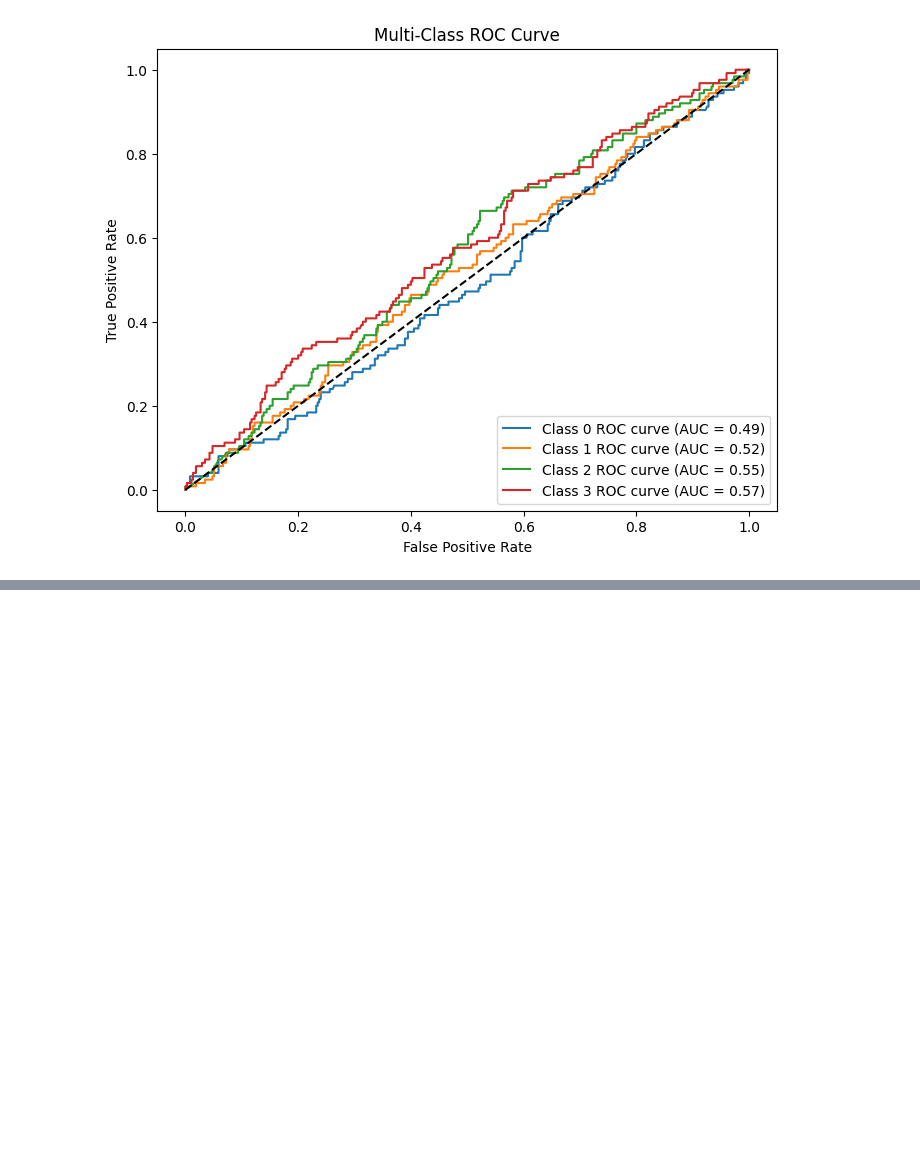
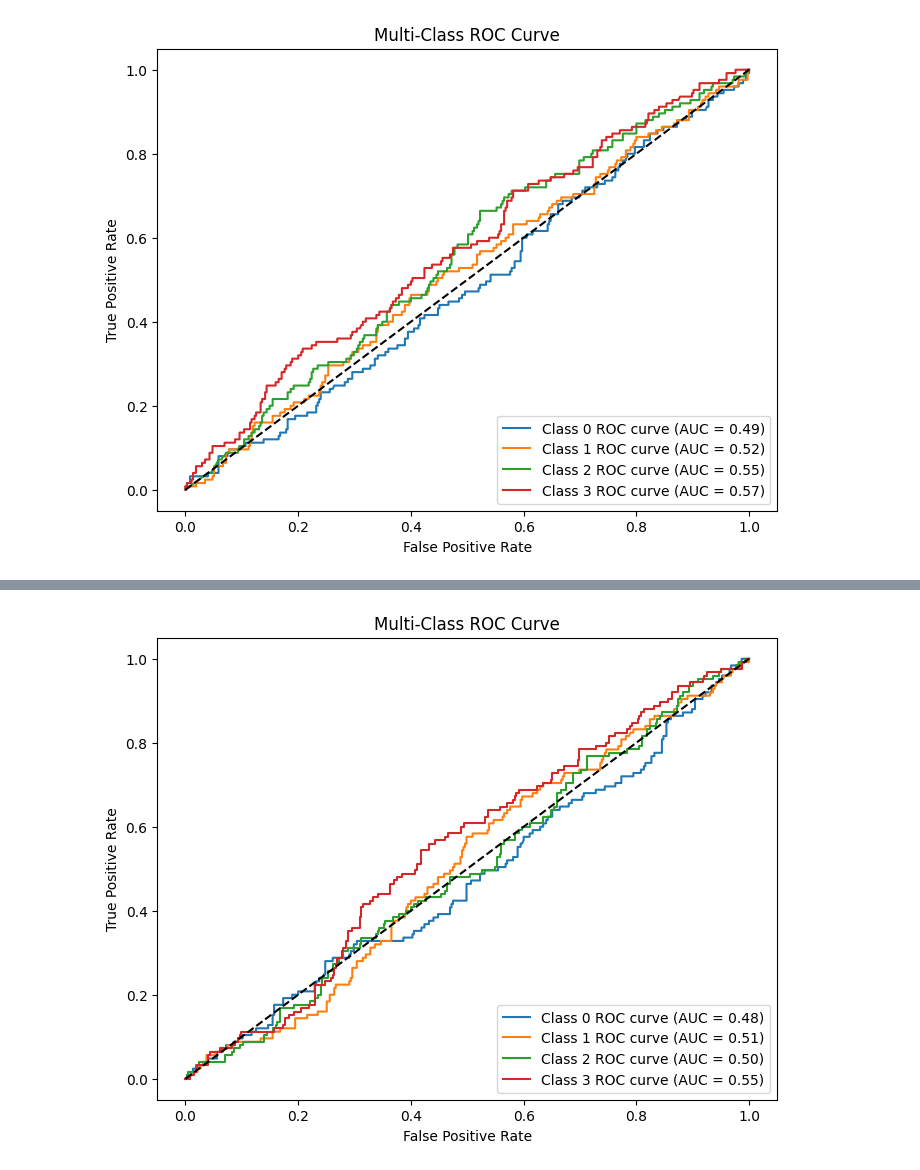
Before and after one commit to fidhaaysha/Brain-tumor-MRI-Image-classification, a Jupyter notebook: BRAIN_TUMOR_MRI_IMAGE_CLASSIFICATION.ipynb, the cells around one changed output, grey strips where cells are left out. Saved outputs shown, nothing was run; the diff lists cells and outputs as text; code cells hidden in the pictures; blank space fills up the shorter version.

Commit message:
Model 2 and Model 3 training

```diff
--- a/BRAIN_TUMOR_MRI_IMAGE_CLASSIFICATION.ipynb
+++ b/BRAIN_TUMOR_MRI_IMAGE_CLASSIFICATION.ipynb
@@ -342,3 +345,17 @@ plt.legend(loc='lower right')
 plt.show()
 # %% [output]
 [figure]
+# %%
+base_model_densenet = DenseNet121(weights='imagenet', include_top=False, input_shape=(224, 224, 3))
+x = base_model_densenet.output
+x = GlobalAveragePooling2D()(x)
+x = Dropout(0.5)(x)
+x = Dense(256, activation='relu')(x)
+x = Dropout(0.5)(x)
+output = Dense(4, activation='softmax')(x)
+
+densenet_model = Model(inputs=base_model_densenet.input, outputs=output)
+for layer in base_model_densenet.layers:
+    layer.trainable = False
+
+densenet_model.compile(optimizer='adam', loss='categorical_crossentropy', metrics=['accuracy'])
@@ -344,0 +365,2 @@ plt.show()
+# %%
+history_densenet = densenet_model.fit(train_generator, epochs=50, validation_data=validation_generator)
@@ -344,0 +393,3 @@ plt.show()
+# %%
+y_pred = densenet_model.predict(validation_generator, verbose=1)
+y_true = validation_generator.classes
@@ -344,0 +398,22 @@ plt.show()
+# %%
+n_classes = validation_generator.num_classes
+fpr = dict()
+tpr = dict()
+roc_auc = dict()
+
+for i in range(n_classes):
+    fpr[i], tpr[i], _ = roc_curve(y_true == i, y_pred[:, i])
+    roc_auc[i] = auc(fpr[i], tpr[i])
+
+plt.figure(figsize=(8, 6))
+for i in range(n_classes):
+    plt.plot(fpr[i], tpr[i], label=f'Class {i} ROC curve (AUC = {roc_auc[i]:.2f})')
+
+plt.plot([0, 1], [0, 1], 'k--')
+plt.xlabel('False Positive Rate')
+plt.ylabel('True Positive Rate')
+plt.title('Multi-Class ROC Curve')
+plt.legend(loc='lower right')
+plt.show()
+# %% [output]
+[figure, added]
```
Also changed, not shown: parts of 10 cells of this notebook.
